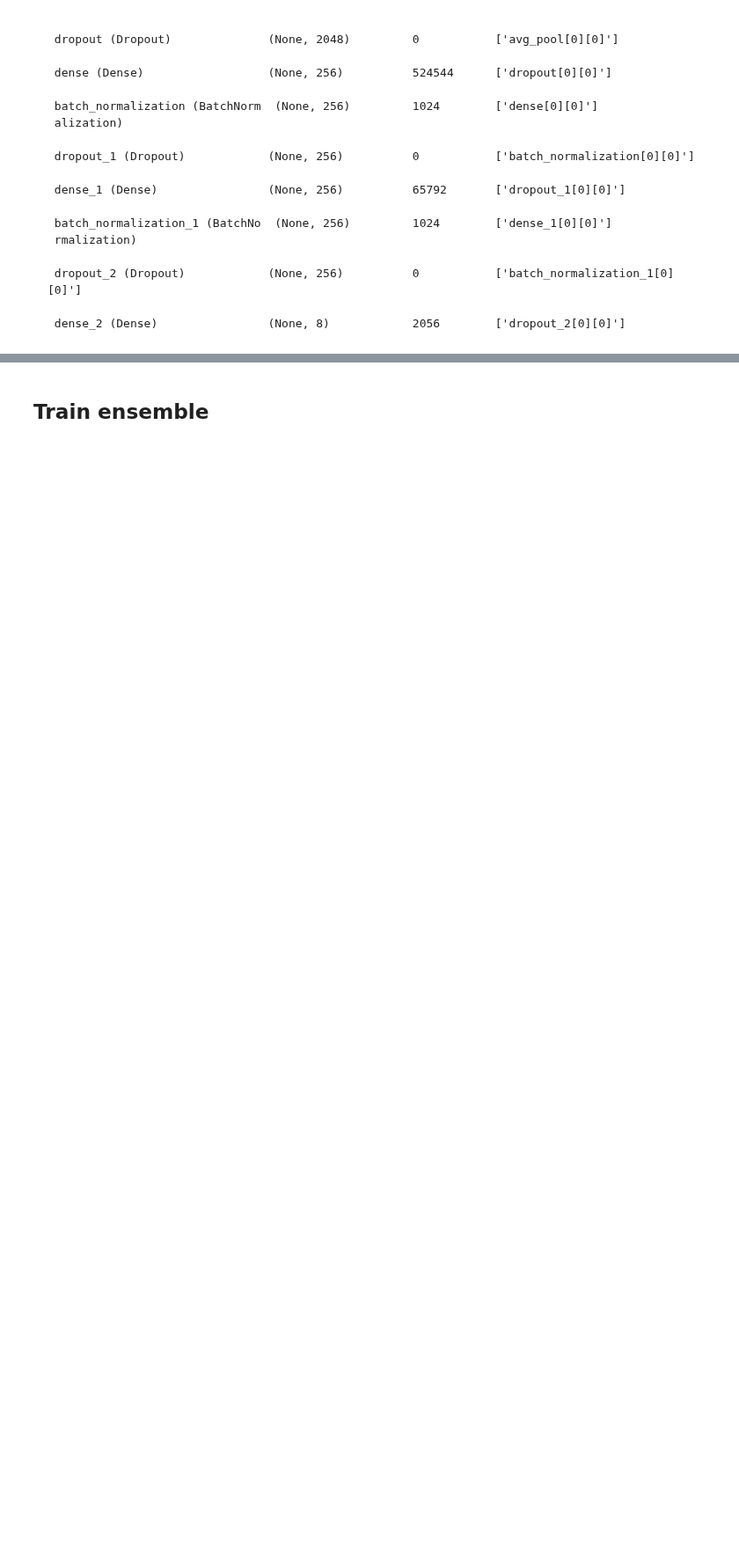
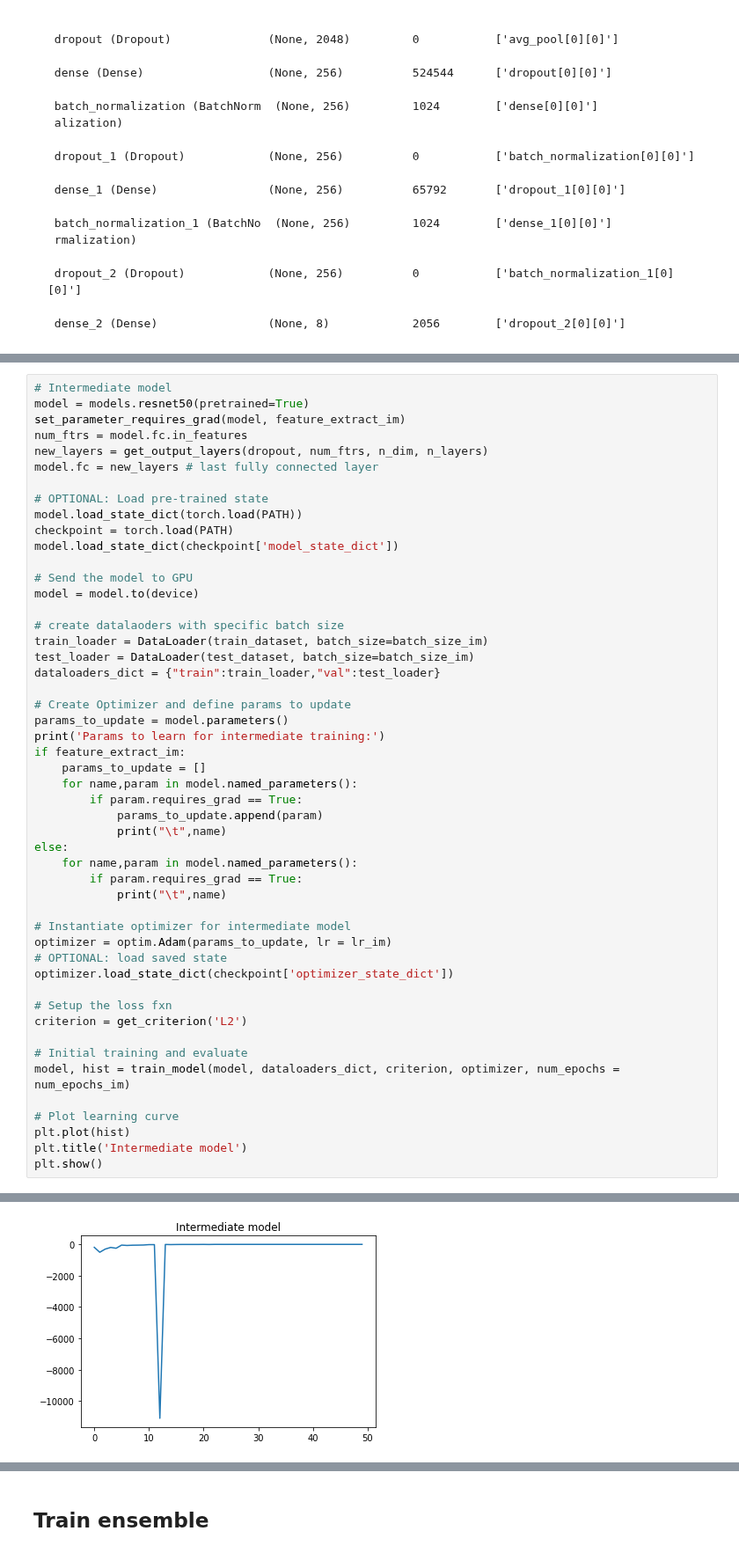
Before and after one commit to dominikpegler/mds_cnn, a Jupyter notebook: sanders_nosofsky_2020/fit_ensemble_pytorch.ipynb, the cells around one changed output, grey strips where cells are left out. Shown at 88% size. Drawn from its saved outputs; the diff is of its cells as text; blank space fills up the shorter version.

Commit message:
ran training

```diff
--- a/sanders_nosofsky_2020/fit_ensemble_pytorch.ipynb
+++ b/sanders_nosofsky_2020/fit_ensemble_pytorch.ipynb
@@ -299,0 +301,51 @@ def get_output_layers(dropout, num_ftrs, n_dim, n_layers):
+# %%
+# Intermediate model
+model = models.resnet50(pretrained=True)
+set_parameter_requires_grad(model, feature_extract_im)
+num_ftrs = model.fc.in_features
+new_layers = get_output_layers(dropout, num_ftrs, n_dim, n_layers)
+model.fc = new_layers # last fully connected layer
+
+# OPTIONAL: Load pre-trained state
+model.load_state_dict(torch.load(PATH))
+checkpoint = torch.load(PATH)
+model.load_state_dict(checkpoint['model_state_dict'])
+
+# Send the model to GPU
+model = model.to(device)
+
+# create datalaoders with specific batch size
+train_loader = DataLoader(train_dataset, batch_size=batch_size_im)
+test_loader = DataLoader(test_dataset, batch_size=batch_size_im)
+dataloaders_dict = {"train":train_loader,"val":test_loader}
+
+# Create Optimizer and define params to update
+params_to_update = model.parameters()
+print('Params to learn for intermediate training:')
+if feature_extract_im:
+    params_to_update = []
+    for name,param in model.named_parameters():
+        if param.requires_grad == True:
+            params_to_update.append(param)
+            print("\t",name)
+else:
+    for name,param in model.named_parameters():
+        if param.requires_grad == True:
+            print("\t",name)
+
+# Instantiate optimizer for intermediate model
+optimizer = optim.Adam(params_to_update, lr = lr_im)
+# OPTIONAL: load saved state
+optimizer.load_state_dict(checkpoint['optimizer_state_dict'])
+
+# Setup the loss fxn
+criterion = get_criterion('L2')
+
+# Initial training and evaluate
+model, hist = train_model(model, dataloaders_dict, criterion, optimizer, num_epochs = num_epochs_im)
+
+# Plot learning curve
+plt.plot(hist)
+plt.title('Intermediate model')
+plt.show()
+# %% [output]
@@ -299,0 +369 @@ def get_output_layers(dropout, num_ftrs, n_dim, n_layers):
+[figure, added]
```
Also changed, not shown: parts of 5 cells of this notebook.
